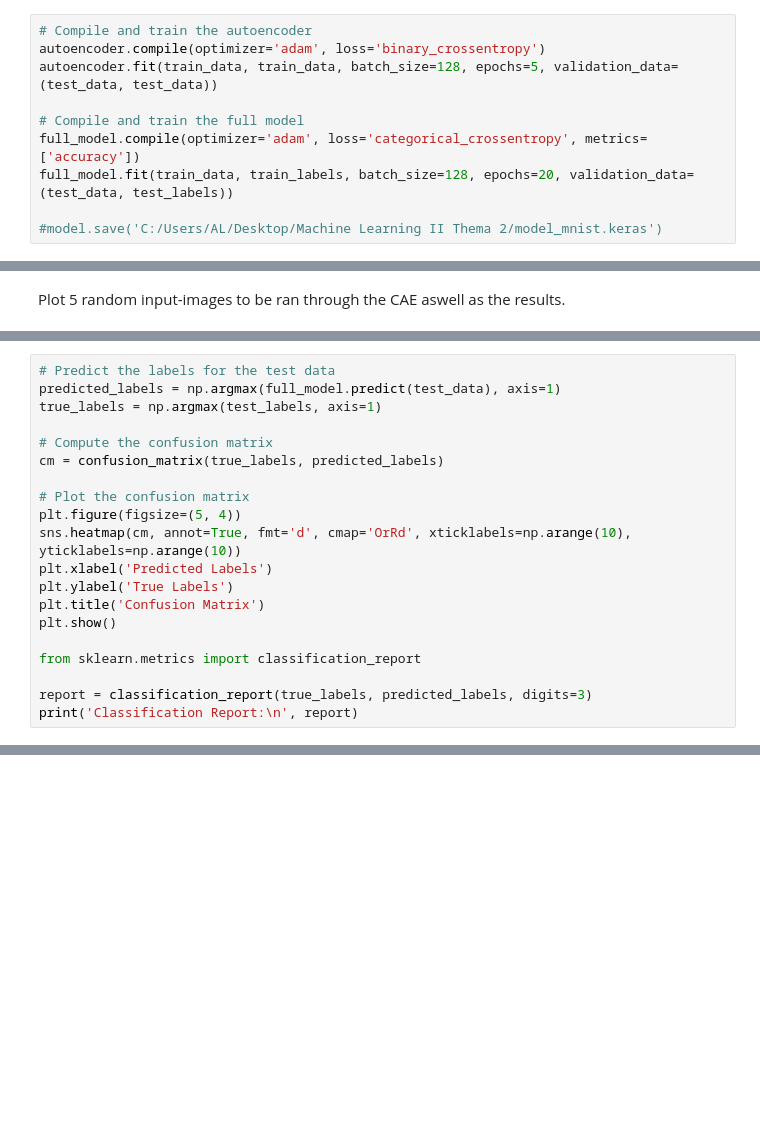
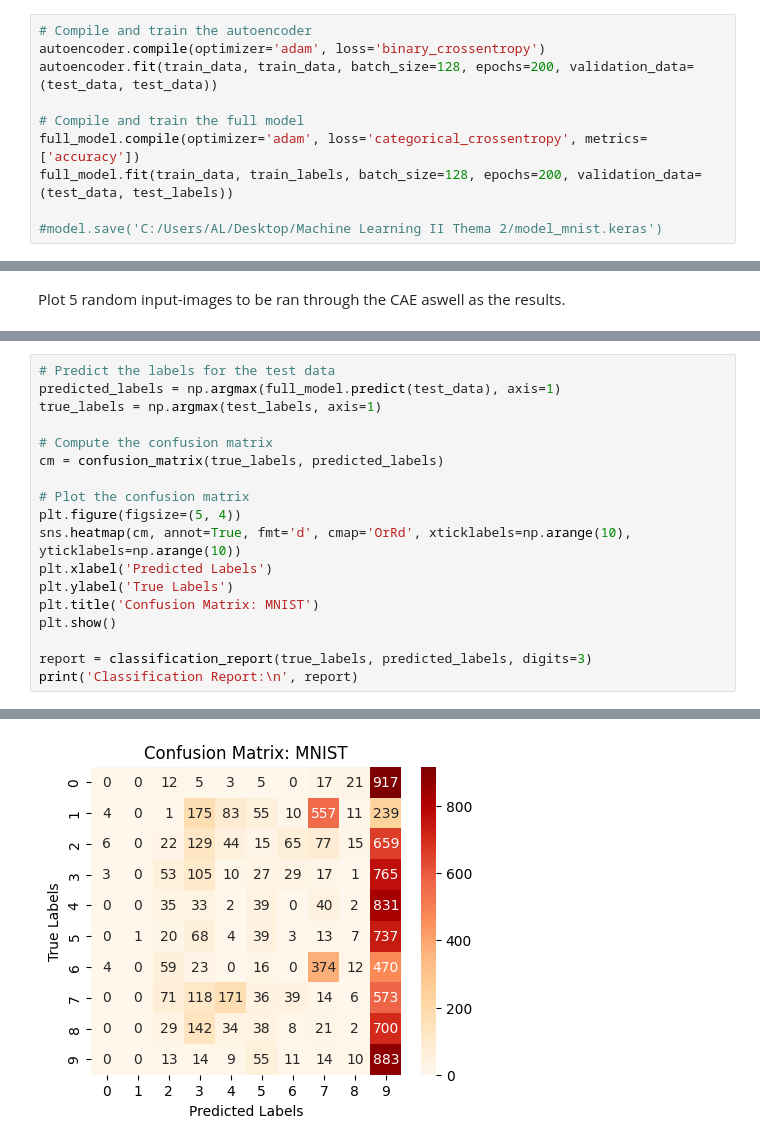
Before and after one commit to brunofigura/mlClassification, a Jupyter notebook: CAE_MNIST_main.ipynb, the cells around one changed output, grey strips where cells are left out. Cells and saved outputs as stored; diff of their text form; blank space fills up the shorter version.

```diff
--- a/CAE_MNIST_main.ipynb
+++ b/CAE_MNIST_main.ipynb
@@ -88,10 +144,10 @@ Compile and train the previously defined architecture on the preprocessed datase
 # %%
 # Compile and train the autoencoder
 autoencoder.compile(optimizer='adam', loss='binary_crossentropy')
-autoencoder.fit(train_data, train_data, batch_size=128, epochs=5, validation_data=(test_data, test_data))
+autoencoder.fit(train_data, train_data, batch_size=128, epochs=200, validation_data=(test_data, test_data))
 
 # Compile and train the full model
 full_model.compile(optimizer='adam', loss='categorical_crossentropy', metrics=['accuracy'])
-full_model.fit(train_data, train_labels, batch_size=128, epochs=20, validation_data=(test_data, test_labels))
+full_model.fit(train_data, train_labels, batch_size=128, epochs=200, validation_data=(test_data, test_labels))
 
 #model.save('C:/Users/AL/Desktop/Machine Learning II Thema 2/model_mnist.keras')
@@ -159,10 +239,9 @@ plt.figure(figsize=(5, 4))
 sns.heatmap(cm, annot=True, fmt='d', cmap='OrRd', xticklabels=np.arange(10), yticklabels=np.arange(10))
 plt.xlabel('Predicted Labels')
 plt.ylabel('True Labels')
-plt.title('Confusion Matrix')
+plt.title('Confusion Matrix: MNIST')
 plt.show()
-
-from sklearn.metrics import classification_report
 
 report = classification_report(true_labels, predicted_labels, digits=3)
 print('Classification Report:\n', report)
+# %% [output]
@@ -168,0 +249 @@ print('Classification Report:\n', report)
+[figure, added]
```
Also changed, not shown: parts of 5 cells of this notebook, 1 other file.
